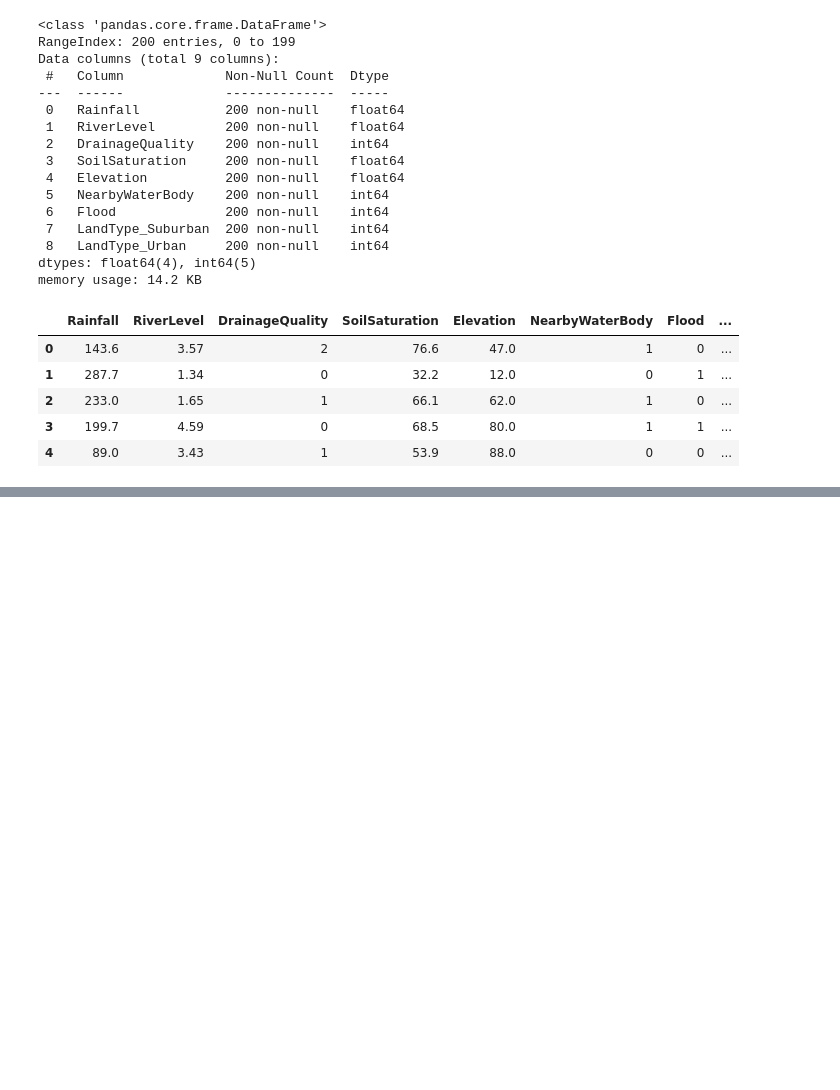
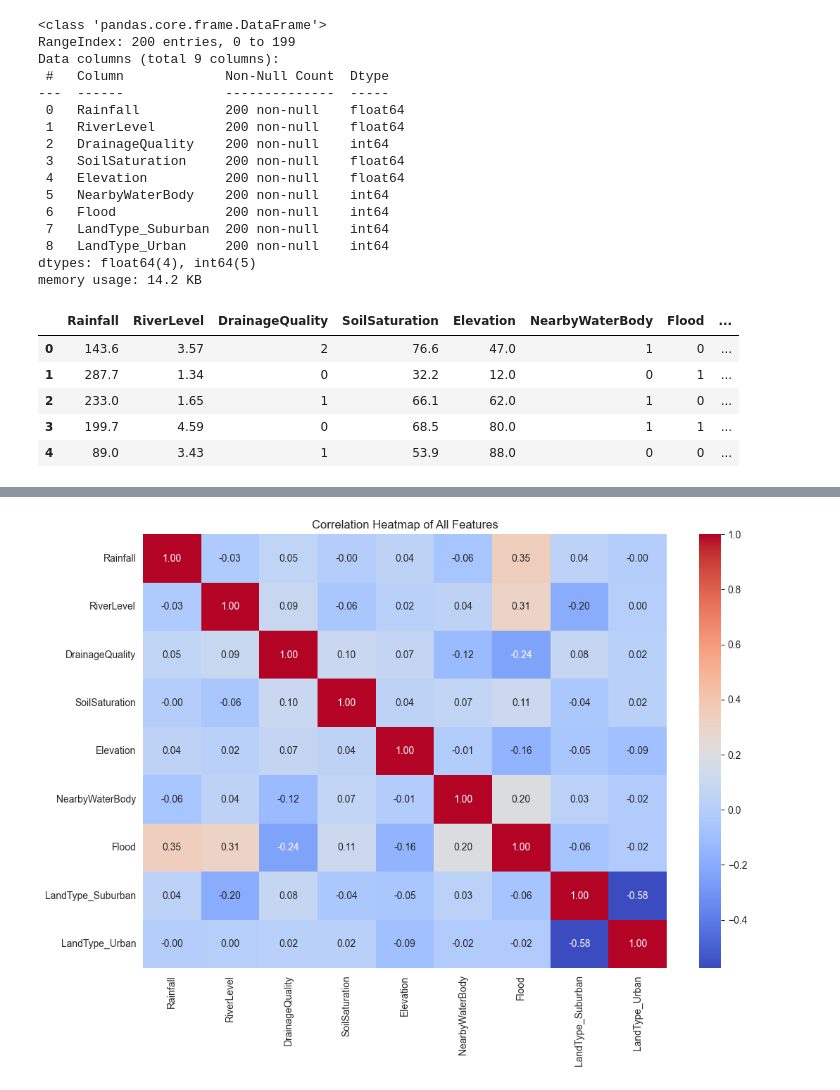
Before and after one commit to fredchongg/Flood-Prediction-Project, a Jupyter notebook: Flood_Prediction.ipynb, the cells around one changed output, grey strips where cells are left out. Saved outputs shown, nothing was run; the diff lists cells and outputs as text; code cells hidden in the pictures; blank space fills up the shorter version.

```diff
--- a/Flood_Prediction.ipynb
+++ b/Flood_Prediction.ipynb
@@ -118,0 +154,12 @@ memory usage: 14.2 KB
+# %%
+# Correlation of all feature
+# annot - display the correlation value in the middle
+# fmt - make the corr value to 2 decimal
+# cmap - the color
+plt.figure(figsize=(12,8))
+sns.heatmap(clean_df.corr(), annot= True, fmt='.2f', cmap= 'coolwarm')
+
+plt.title('Correlation Heatmap of All Features')
+plt.show()
+# %% [output]
+[figure, added]
```
Also changed, not shown: parts of 4 cells of this notebook.
